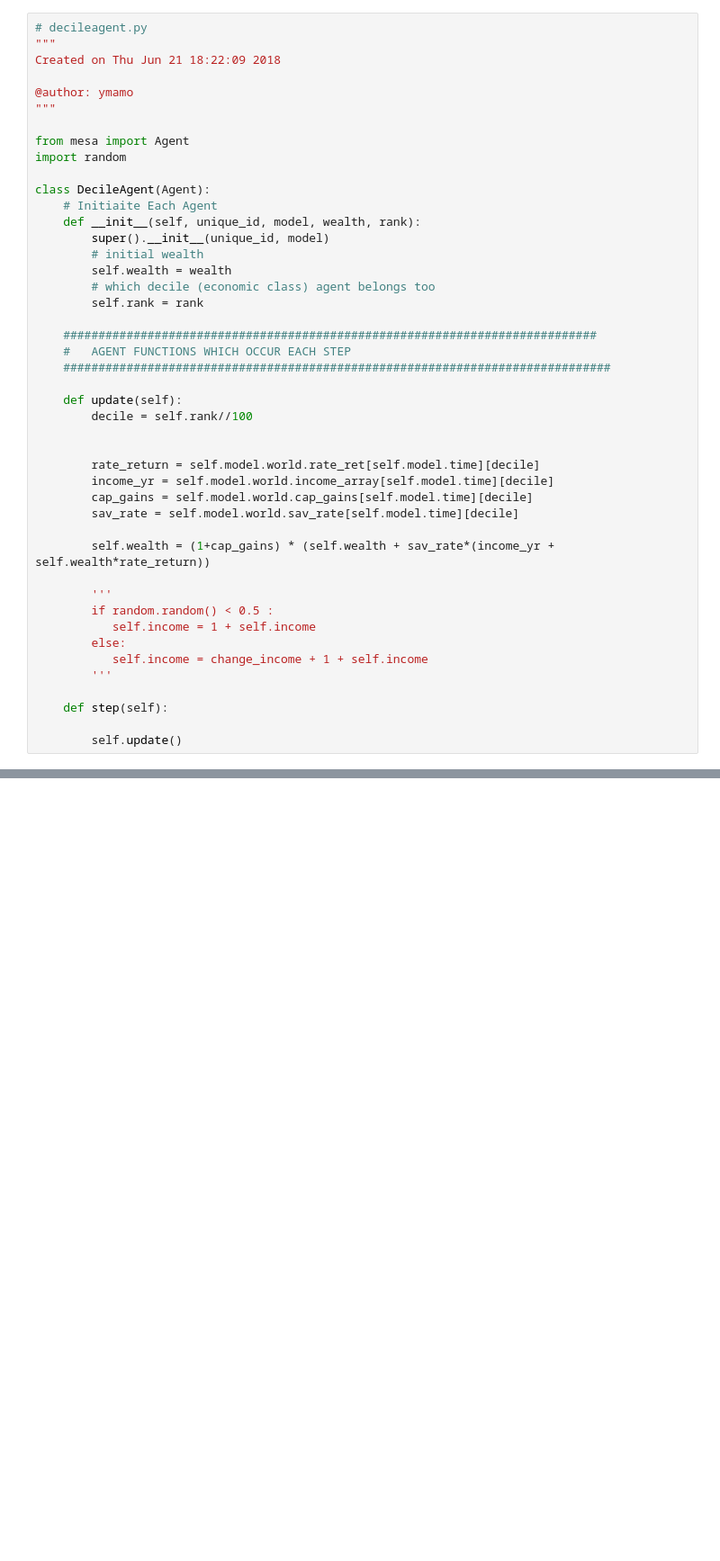
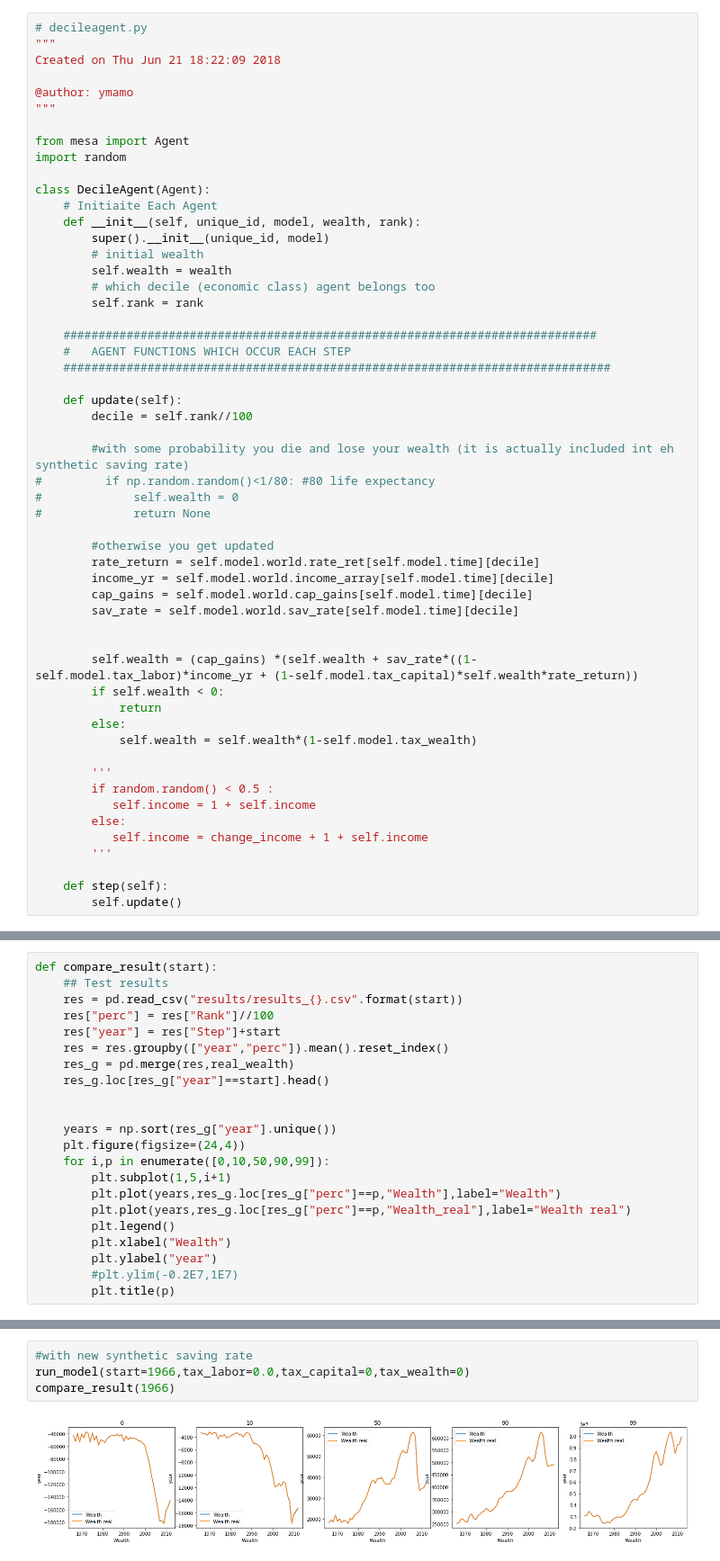
Before and after one commit to jgarciab/income_inequality, a Jupyter notebook: mesa_model/j_abm.ipynb, the cells around one changed output, grey strips where cells are left out. Shown at 90% size. Saved outputs shown, nothing was run; the diff lists cells and outputs as text; blank space fills up the shorter version.

Commit message:
cleaned model

```diff
--- a/mesa_model/j_abm.ipynb
+++ b/mesa_model/j_abm.ipynb
@@ -75,13 +208,23 @@ class DecileAgent(Agent):
     def update(self):
         decile = self.rank//100
 
+        #with some probability you die and lose your wealth (it is actually included int eh synthetic saving rate)
+#         if np.random.random()<1/80: #80 life expectancy
+#             self.wealth = 0
+#             return None
 
+        #otherwise you get updated
         rate_return = self.model.world.rate_ret[self.model.time][decile]
         income_yr = self.model.world.income_array[self.model.time][decile]
         cap_gains = self.model.world.cap_gains[self.model.time][decile]
         sav_rate = self.model.world.sav_rate[self.model.time][decile]
 
-        self.wealth = (1+cap_gains) * (self.wealth + sav_rate*(income_yr + self.wealth*rate_return))
+
+        self.wealth = (cap_gains) *(self.wealth + sav_rate*((1-self.model.tax_labor)*income_yr + (1-self.model.tax_capital)*self.wealth*rate_return))
+        if self.wealth < 0:
+            return
+        else:
+            self.wealth = self.wealth*(1-self.model.tax_wealth)
 
         '''
         if random.random() < 0.5 :
@@ -91,7 +234,6 @@ class DecileAgent(Agent):
         '''
 
     def step(self):
-
         self.update()
 # %%
 # data-inequality
@@ -200,0 +347,22 @@ results.to_csv("results.csv")
+# %%
+def compare_result(start):
+    ## Test results
+    res = pd.read_csv("results/results_{}.csv".format(start))
+    res["perc"] = res["Rank"]//100
+    res["year"] = res["Step"]+start
+    res = res.groupby(["year","perc"]).mean().reset_index()
+    res_g = pd.merge(res,real_wealth)
+    res_g.loc[res_g["year"]==start].head()
+
+
+    years = np.sort(res_g["year"].unique())
+    plt.figure(figsize=(24,4))
+    for i,p in enumerate([0,10,50,90,99]):
+        plt.subplot(1,5,i+1)
+        plt.plot(years,res_g.loc[res_g["perc"]==p,"Wealth"],label="Wealth")
+        plt.plot(years,res_g.loc[res_g["perc"]==p,"Wealth_real"],label="Wealth real")
+        plt.legend()
+        plt.xlabel("Wealth")
+        plt.ylabel("year")
+        #plt.ylim(-0.2E7,1E7)
+        plt.title(p)
@@ -200,0 +374,6 @@ results.to_csv("results.csv")
+# %%
+#with new synthetic saving rate
+run_model(start=1966,tax_labor=0.0,tax_capital=0,tax_wealth=0)
+compare_result(1966)
+# %% [output]
+[figure, added]
```
Also changed, not shown: parts of 17 cells of this notebook, 9 other files.
